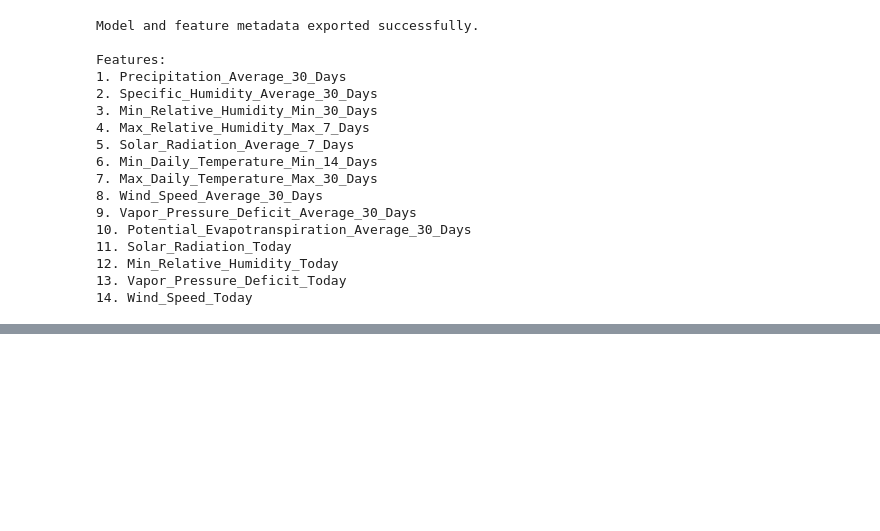
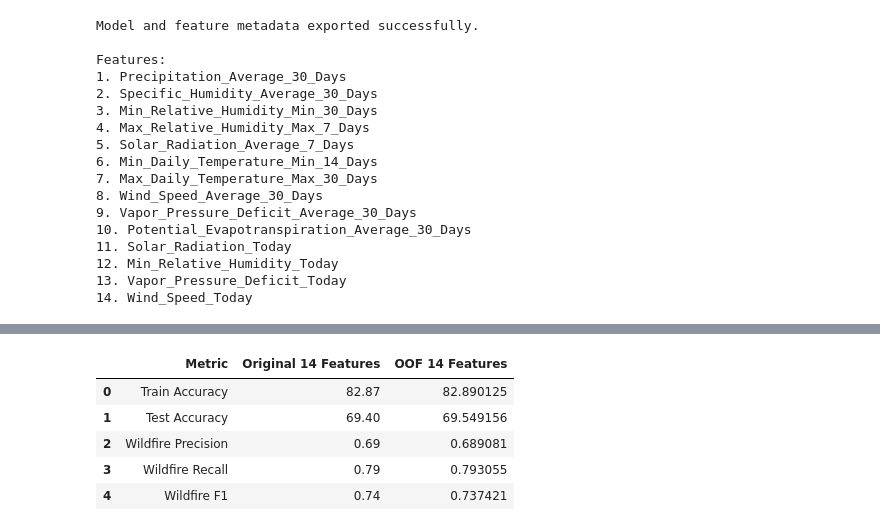
Before and after one commit to ricardohigginson/wildfire-prediction, a Jupyter notebook: notebooks/ml_training.ipynb, the cells around one changed output, grey strips where cells are left out. Drawn from its saved outputs; the diff is of its cells as text; code cells hidden in the pictures; blank space fills up the shorter version.

```diff
--- a/notebooks/ml_training.ipynb
+++ b/notebooks/ml_training.ipynb
@@ -3840,0 +4312,49 @@ Features:
+# %%
+# =========================================================
+# ORIGINAL VS OOF-BASED XGBOOST
+# =========================================================
+
+comparison_oof = pd.DataFrame({
+    "Metric": [
+        "Train Accuracy",
+        "Test Accuracy",
+        "Wildfire Precision",
+        "Wildfire Recall",
+        "Wildfire F1"
+    ],
+    "Original 14 Features": [
+        82.87,
+        69.40,
+        0.69,
+        0.79,
+        0.74
+    ],
+    "OOF 14 Features": [
+        train_accuracy_xgb_oof * 100,
+        test_accuracy_xgb_oof * 100,
+        precision_score(
+            y_test,
+            y_test_pred_xgb_oof,
+            pos_label=1
+        ),
+        recall_score(
+            y_test,
+            y_test_pred_xgb_oof,
+            pos_label=1
+        ),
+        f1_score(
+            y_test,
+            y_test_pred_xgb_oof,
+            pos_label=1
+        )
+    ]
+})
+
+comparison_oof
+# %% [output]
+|  | Metric | Original 14 Features | OOF 14 Features |
+| 0 | Train Accuracy | 82.87 | 82.890125 |
+| 1 | Test Accuracy | 69.40 | 69.549156 |
+| 2 | Wildfire Precision | 0.69 | 0.689081 |
+| 3 | Wildfire Recall | 0.79 | 0.793055 |
+| 4 | Wildfire F1 | 0.74 | 0.737421 |
```
Also changed, not shown: parts of 10 cells of this notebook, 2 other files.
